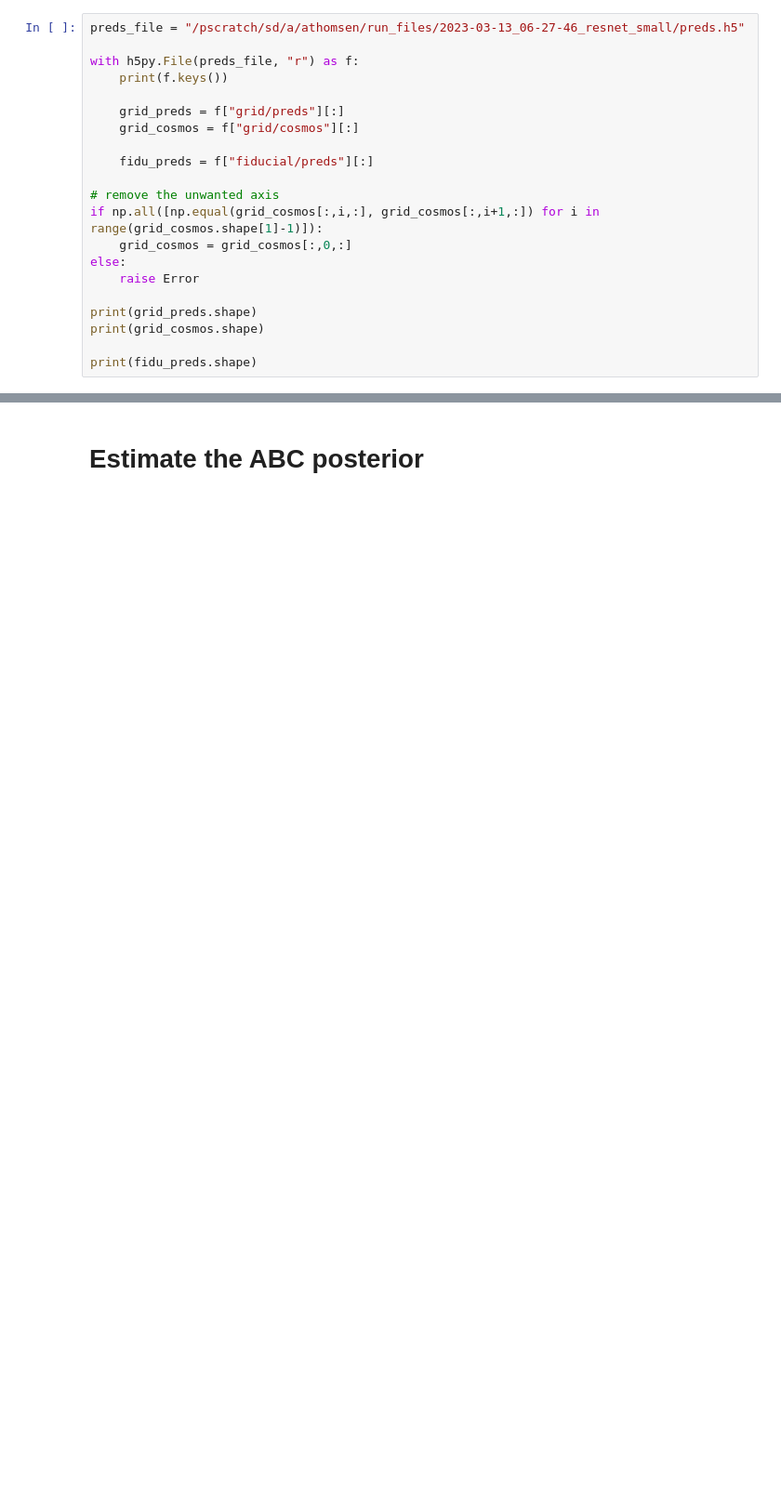
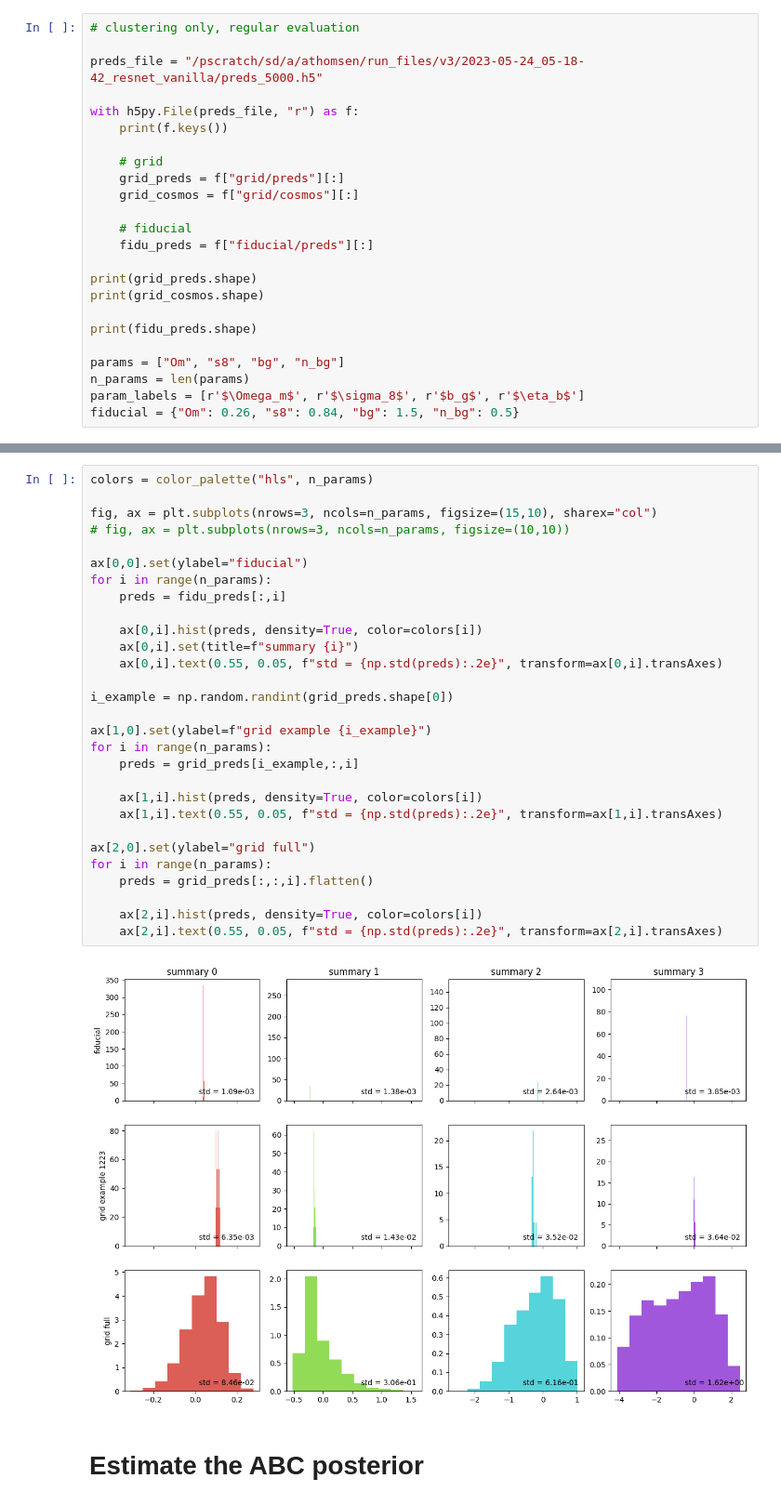
Before and after one commit to des-science/y3-deep-lss, a Jupyter notebook: notebooks/evaluation/constraints.ipynb, the cells around one changed output, grey strips where cells are left out. Shown at 93% size. Drawn from its saved outputs; the diff is of its cells as text; blank space fills up the shorter version.

```diff
--- a/notebooks/evaluation/constraints.ipynb
+++ b/notebooks/evaluation/constraints.ipynb
@@ -20,23 +95,26 @@ print(tf.config.list_physical_devices())
 # %%
-preds_file = "/pscratch/sd/a/athomsen/run_files/2023-03-13_06-27-46_resnet_small/preds.h5"
+# clustering only, regular evaluation
+
+preds_file = "/pscratch/sd/a/athomsen/run_files/v3/2023-05-24_05-18-42_resnet_vanilla/preds_5000.h5"
 
 with h5py.File(preds_file, "r") as f:
     print(f.keys())
 
+    # grid
     grid_preds = f["grid/preds"][:]
     grid_cosmos = f["grid/cosmos"][:]
 
+    # fiducial
     fidu_preds = f["fiducial/preds"][:]
-
-# remove the unwanted axis
-if np.all([np.equal(grid_cosmos[:,i,:], grid_cosmos[:,i+1,:]) for i in range(grid_cosmos.shape[1]-1)]):
-    grid_cosmos = grid_cosmos[:,0,:]
-else:
-    raise Error
 
 print(grid_preds.shape)
 print(grid_cosmos.shape)
 
 print(fidu_preds.shape)
+
+params = ["Om", "s8", "bg", "n_bg"]
+n_params = len(params)
+param_labels = [r'$\Omega_m$', r'$\sigma_8$', r'$b_g$', r'$\eta_b$']
+fiducial = {"Om": 0.26, "s8": 0.84, "bg": 1.5, "n_bg": 0.5}
 # %% [output]
 <KeysViewHDF5 ['fiducial', 'grid']>
@@ -46,2 +179,33 @@ print(fidu_preds.shape)
+# %%
+colors = color_palette("hls", n_params)
+
+fig, ax = plt.subplots(nrows=3, ncols=n_params, figsize=(15,10), sharex="col")
+# fig, ax = plt.subplots(nrows=3, ncols=n_params, figsize=(10,10))
+
+ax[0,0].set(ylabel="fiducial")
+for i in range(n_params):
+    preds = fidu_preds[:,i]
+
+    ax[0,i].hist(preds, density=True, color=colors[i])
+    ax[0,i].set(title=f"summary {i}")
+    ax[0,i].text(0.55, 0.05, f"std = {np.std(preds):.2e}", transform=ax[0,i].transAxes)
+
+i_example = np.random.randint(grid_preds.shape[0])
+
+ax[1,0].set(ylabel=f"grid example {i_example}")
+for i in range(n_params):
+    preds = grid_preds[i_example,:,i]
+
+    ax[1,i].hist(preds, density=True, color=colors[i])
+    ax[1,i].text(0.55, 0.05, f"std = {np.std(preds):.2e}", transform=ax[1,i].transAxes)
+
+ax[2,0].set(ylabel="grid full")
+for i in range(n_params):
+    preds = grid_preds[:,:,i].flatten()
+
+    ax[2,i].hist(preds, density=True, color=colors[i])
+    ax[2,i].text(0.55, 0.05, f"std = {np.std(preds):.2e}", transform=ax[2,i].transAxes)
+# %% [output]
+[figure, added]
 # %% [markdown]
 # Estimate the ABC posterior
```
Also changed, not shown: parts of 49 cells of this notebook.
